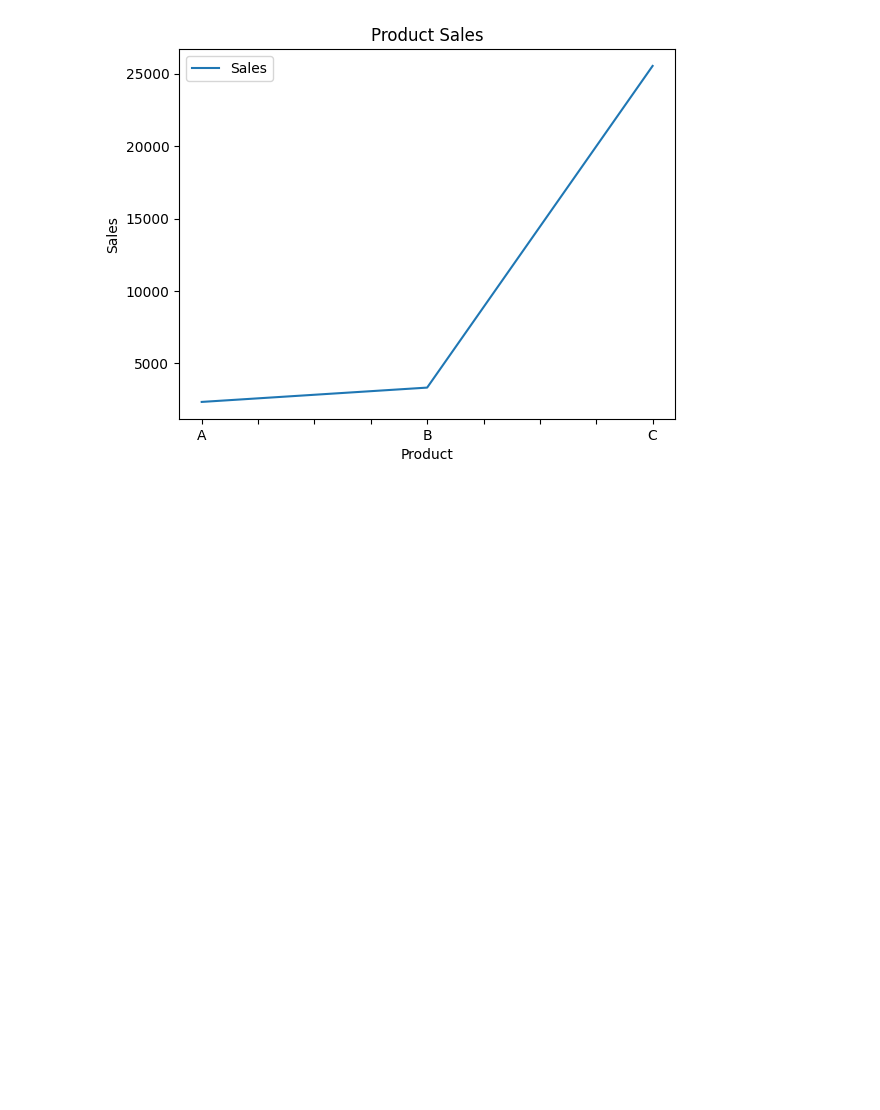
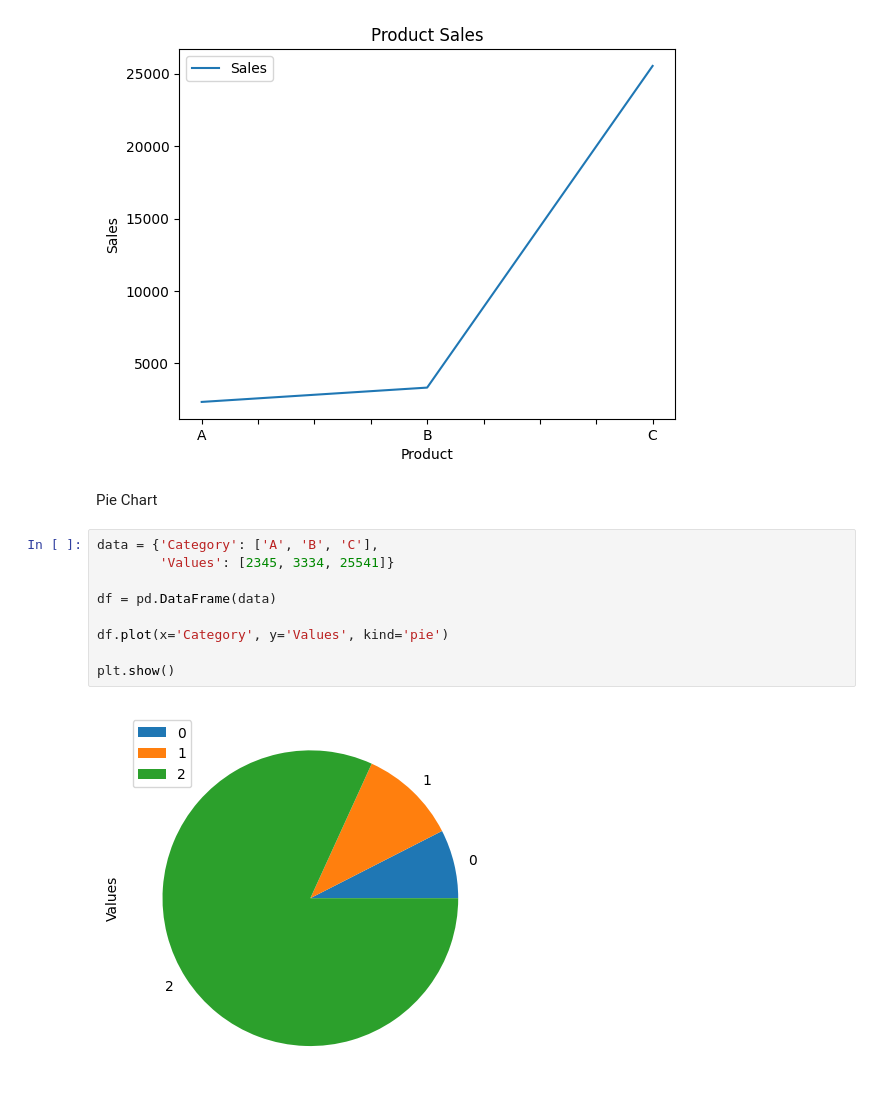
Before and after one commit to JahnaviMandadi25/PythonForDataEngineering-Beginners2Advanced, a Jupyter notebook: DataVisualization.ipynb, the cells around one changed output. Cells and saved outputs as stored; diff of their text form; blank space fills up the shorter version.

Commit message:
Bar, line and pie charts

```diff
--- a/DataVisualization.ipynb
+++ b/DataVisualization.ipynb
@@ -54,3 +54,16 @@ plt.title('Product Sales')
 plt.show()
 # %% [output]
 [figure]
+# %% [markdown]
+Pie Chart
+# %%
+data = {'Category': ['A', 'B', 'C'],
+        'Values': [2345, 3334, 25541]}
+
+df = pd.DataFrame(data)
+
+df.plot(x='Category', y='Values', kind='pie')
+
+plt.show()
+# %% [output]
+[figure, added]
```
